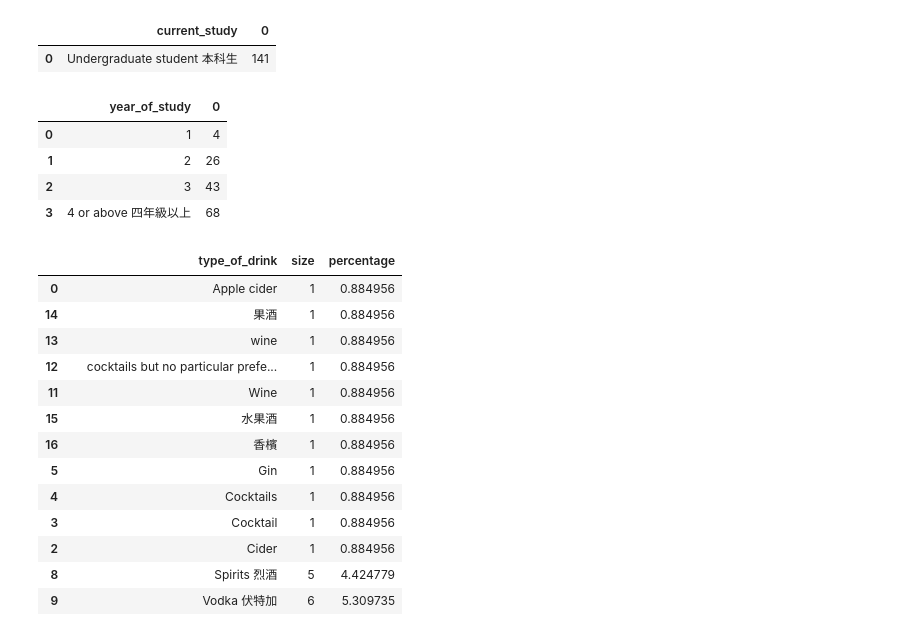
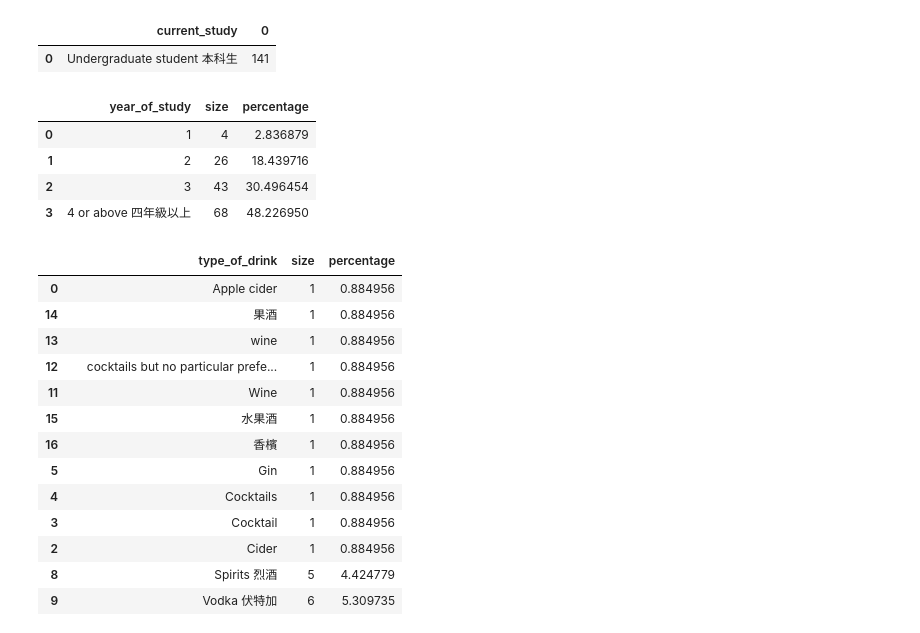
Before and after one commit to nicktanryo/gecc-fyp, a Jupyter notebook: analysis.ipynb, the cells around one changed output. Drawn from its saved outputs; the diff is of its cells as text; code cells hidden in the pictures.

```diff
--- a/analysis.ipynb
+++ b/analysis.ipynb
@@ -131,14 +140,20 @@ df.groupby('current_study').size().reset_index()
 # %% [output]
 |  | current_study | 0 |
 | 0 | Undergraduate student 本科生 | 141 |
-# %%
-df.groupby("year_of_study").size().reset_index()
-# %% [output]
-|  | year_of_study | 0 |
-| 0 | 1 | 4 |
-| 1 | 2 | 26 |
-| 2 | 3 | 43 |
-| 3 | 4 or above 四年級以上 | 68 |
+# %%
+df_groupby_year_of_study = df.groupby("year_of_study").size().reset_index()
+df_groupby_year_of_study.columns = ["year_of_study", "size"]
+
+df_groupby_year_of_study["percentage"] = df_groupby_year_of_study["size"] / df_groupby_year_of_study["size"].sum() * 100
+
+df_groupby_year_of_study.sort_values(["size"], ascending=True, inplace=True)
+df_groupby_year_of_study
+# %% [output]
+|  | year_of_study | size | percentage |
+| 0 | 1 | 4 | 2.836879 |
+| 1 | 2 | 26 | 18.439716 |
+| 2 | 3 | 43 | 30.496454 |
+| 3 | 4 or above 四年級以上 | 68 | 48.226950 |
 # %%
 df_groupby_drinks = df.groupby("type_of_drink").size().reset_index()
 df_groupby_drinks.columns = ["type_of_drink", "size"]
```
Also changed, not shown: parts of 7 cells of this notebook.
